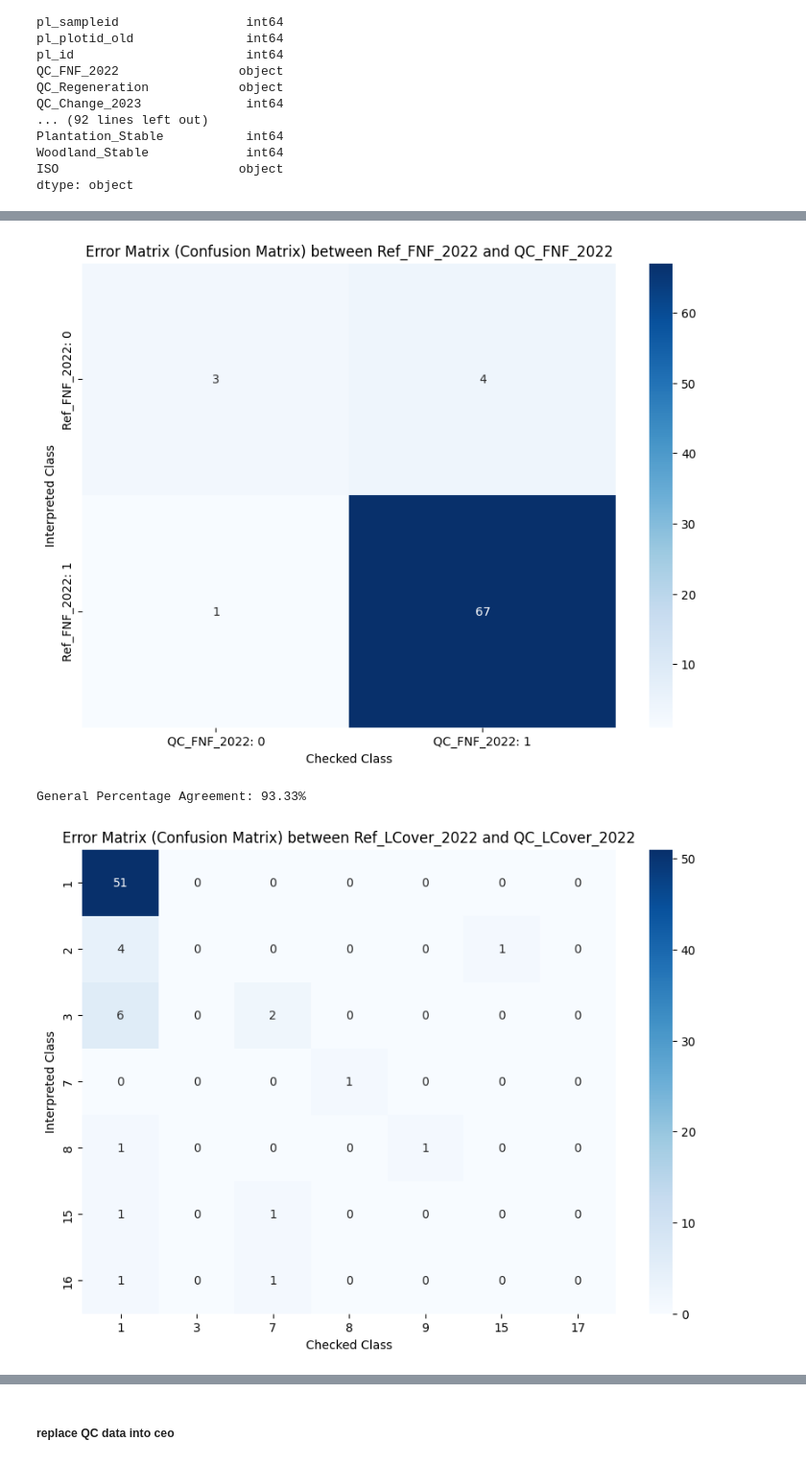
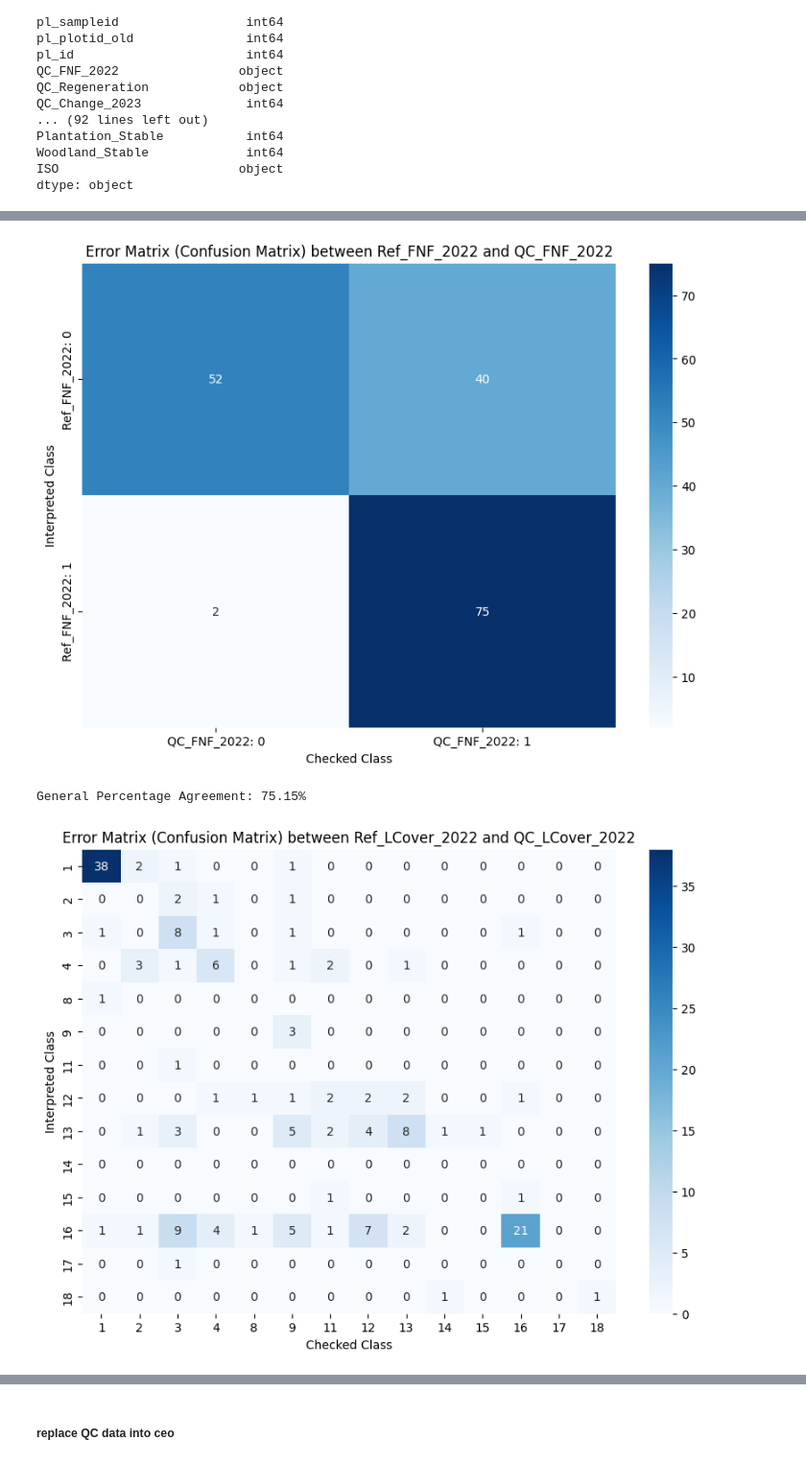
Before and after one commit to aurelgrooves/CAFI_DDD, a Jupyter notebook: CEO data/3. Quality control CEO data.ipynb, the cells around one changed output, grey strips where cells are left out. Shown at 96% size. Cells and saved outputs as stored; diff of their text form; code cells hidden in the pictures.

```diff
--- a/CEO data/3. Quality control CEO data.ipynb
+++ b/CEO data/3. Quality control CEO data.ipynb
@@ -19,9 +19,9 @@ pd.set_option('display.max_rows', None)
 pd.set_option('display.max_colwidth', None)
 # %%
 # read cleaned merged data to evaluate
-ceo = pd.read_csv('/home/sepal-user/module_results/esbae/EQG/EQG_all_ceo_2023_clean.csv')
+ceo = pd.read_csv('/home/sepal-user/module_results/esbae/DRC/DRC_all_ceo_2023_clean.csv')
 # %%
 # read CEO output from QC project
-ceo_qc = pd.read_csv('/home/sepal-user/module_results/esbae/EQG/ceo-CAFI-DDD-EQG-TNT-2023-CQ-sample-data.csv')
+ceo_qc = pd.read_csv('/home/sepal-user/module_results/esbae/DRC/ceo-CAFI-DDD-RDC-TNT-2023-CQ-sample-data.csv')
 # %%
 # output file CEO validated data with QC
@@ -380,7 +411,7 @@ plt.xlabel('Checked Class')
 # Show the plot
 plt.show()
 # %% [output]
-[figure, old version]
+[figure, new version]
 # %%
 # Calculate the sum of diagonal elements (correctly classified observations)
 correctly_classified_FNF = np.trace(error_matrix_FNF_df)
@@ -393,47 +424,42 @@ percentage_agreement_FNF = (correctly_classified_FNF / total_observations_FNF) *
 
 print(f"General Percentage Agreement: {percentage_agreement_FNF:.2f}%")
 # %% [output]
-General Percentage Agreement: 93.33%
+General Percentage Agreement: 75.15%
 # %%
-# Assuming merged_ceo_qc is your DataFrame and has the necessary columns
-# Example reference and predicted classes
+# reference and predicted classes
 ref_column = 'Ref_LCover_2022'  # Reference class column
-qc_column = 'QC_LCover_2022'     # QC class column
+qc_column = 'QC_LCover_2022'    # QC class column
 
-# Step 1: Identify unique classes
-ref_classes = sorted(merged_ceo_qc[ref_column].unique())
-qc_classes = sorted(merged_ceo_qc[qc_column].unique())
+# Step 1: Identify unique classes and ensure they are in sorted numerical order, including 14 and 17
+expected_classes = sorted(set(merged_ceo_qc[ref_column].unique()).union(set(merged_ceo_qc[qc_column].unique()), {14, 17}))
 
 # Step 2: Create the confusion matrix
 error_matrix_LCover = confusion_matrix(
     merged_ceo_qc[ref_column],
     merged_ceo_qc[qc_column],
-    labels=ref_classes  # Ensure all reference classes are included
+    labels=expected_classes  # Ensure all expected classes are included
 )
 
-# Step 3: Initialize an empty DataFrame with all combinations of reference and QC classes
-error_matrix_LCover_df = pd.DataFrame(0, index=ref_classes, columns=qc_classes)
+# Step 3: Create a DataFrame from the confusion matrix with all expected classes as index and columns
+error_matrix_LCover_df = pd.DataFrame(
+    error_matrix_LCover,
+    index=expected_classes,
+    columns=expected_classes
+)
 
-# Step 4: Fill the DataFrame with the confusion matrix values
-for i, ref_class in enumerate(ref_classes):
-    if i < error_matrix_LCover.shape[0]:  # Check bounds
-        for j, qc_class in enumerate(qc_classes):
-            if j < error_matrix_LCover.shape[1]:  # Check bounds
-                error_matrix_LCover_df.at[ref_class, qc_class] = error_matrix_LCover[i, j]
-
-# Step 5: Plot the confusion matrix using Seaborn heatmap
+# Step 4: Plot the confusion matrix using Seaborn heatmap
 plt.figure(figsize=(10, 7))
 sns.heatmap(error_matrix_LCover_df, annot=True, cmap='Blues', fmt='g', cbar=True)
 
 # Add titles and labels
 plt.title('Error Matrix (Confusion Matrix) between Ref_LCover_2022 and QC_LCover_2022')
 plt.ylabel('Interpreted Class')
 plt.xlabel('Checked Class')
 
 # Show the plot
 plt.show()
 # %% [output]
-[figure, old version]
+[figure, new version]
 # %%
 # Calculate the sum of diagonal elements (correctly classified observations)
 correctly_classified_LC = np.trace(error_matrix_LCover_df)
```
Also changed, not shown: parts of 43 cells of this notebook, 1 other file.
